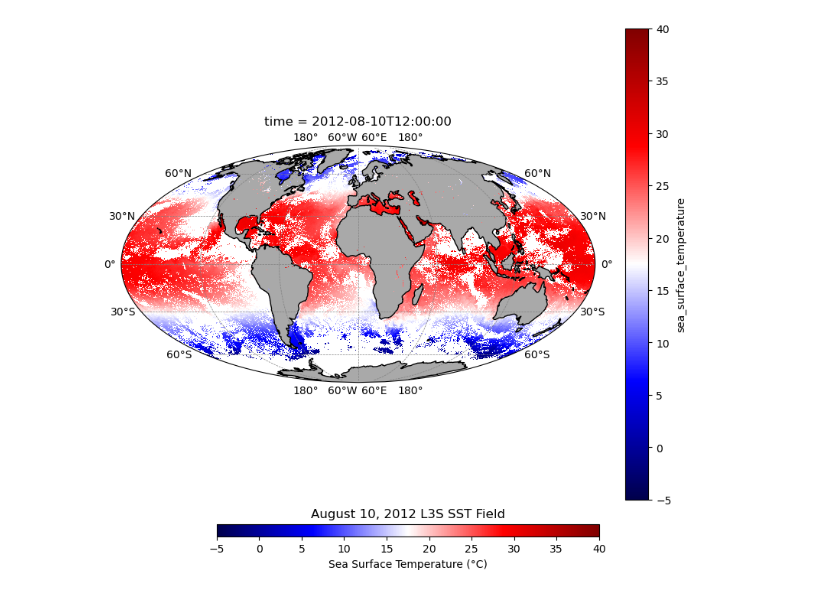
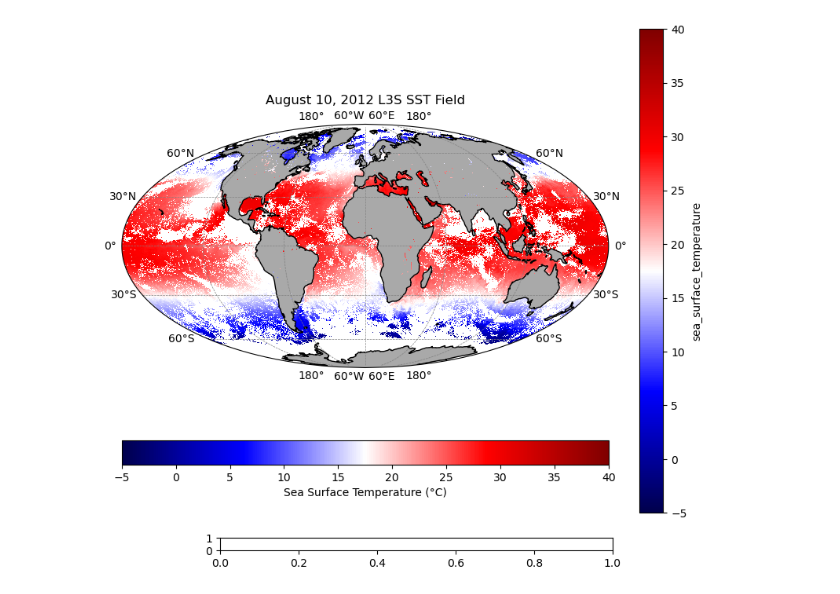
Before and after one commit to AI-for-Ocean-Science/ulmo, a Jupyter notebook: ulmo/sst_l3s/plots_final_presentation.ipynb, the cells around one changed output. Saved outputs shown, nothing was run; the diff lists cells and outputs as text; code cells hidden in the pictures.

Commit message:
plots

```diff
--- a/ulmo/sst_l3s/plots_final_presentation.ipynb
+++ b/ulmo/sst_l3s/plots_final_presentation.ipynb
@@ -85,25 +88,31 @@ aug10 = aug10['sea_surface_temperature'].squeeze(dim='time')
 # %%
 fig = plt.figure(figsize=(10, 8))
 ax = plt.axes(projection=ccrs.Mollweide())
 
 im = aug10.plot(ax=ax, transform=ccrs.PlateCarree(), cmap='seismic', vmin=-5, vmax=40)
 
-ax.add_feature(cartopy.feature.LAND, facecolor='darkgray')
-ax.add_feature(cartopy.feature.COASTLINE, edgecolor='black')
+ax.add_feature(cfeature.LAND, facecolor='darkgray')
+ax.add_feature(cfeature.COASTLINE, edgecolor='black')
 
 ax.gridlines(draw_labels=True, dms=True, x_inline=False, y_inline=False, linewidth=0.5, linestyle='--', color='gray')
 ax.xaxis.set_major_locator(mticker.MultipleLocator(base=1.0))
 ax.yaxis.set_major_locator(mticker.MultipleLocator(base=1.0))
 
 plt.title('August 10, 2012 L3S SST Field')
 cax = fig.add_axes([0.25, 0.05, 0.5, 0.02])
 
-cbar = plt.colorbar(im, cax=cax, orientation='horizontal')
+cbar = plt.colorbar(im, orientation='horizontal')
 cbar.set_label('Sea Surface Temperature (°C)')
 
-plt.show()
+#plt.show()
+
+#save_dir = os.path.expanduser('~/Downloads')
+#save_filename = os.path.join(save_dir, 'daily.png')
+
+#plt.savefig(save_filename, dpi=300, bbox_inches='tight')
+#plt.close(fig)
 # %% [output]
-[figure, old version]
+[figure, new version]
 # %%
 file_path = '/Users/rachelstumpf/Desktop/20120810120000-STAR-L3S_GHRSST-SSTsubskin-LEO_AM_D-ACSPO_V2.80-v02.0-fv01.0.nc'
 aug10day = xarray.open_dataset(file_path)
```
Also changed, not shown: parts of 8 cells of this notebook.
